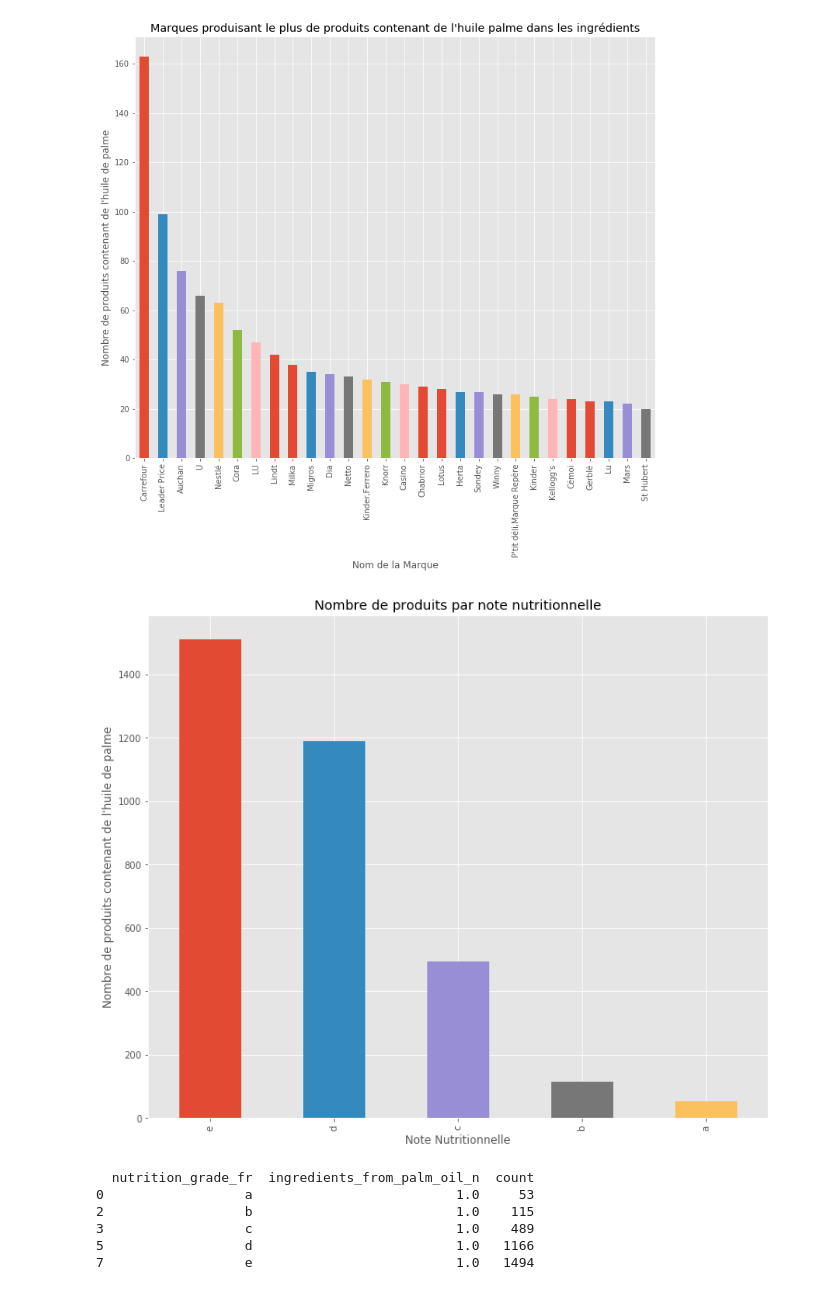
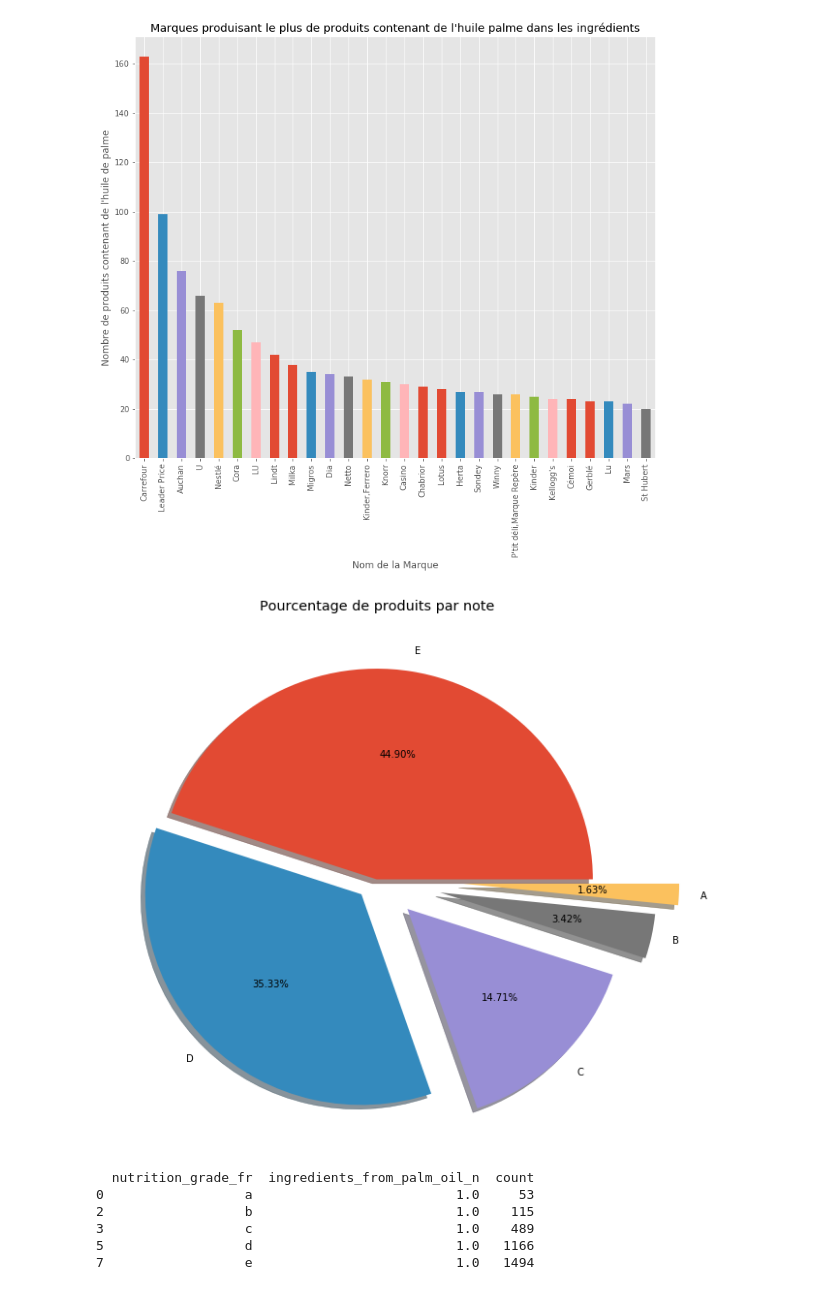
Before and after one commit to reda-bel/NutritionNotebook, a Jupyter notebook: Exploration_Foodfacts.ipynb, the cells around one changed output. Cells and saved outputs as stored; diff of their text form; code cells hidden in the pictures.

```diff
--- a/Exploration_Foodfacts.ipynb
+++ b/Exploration_Foodfacts.ipynb
@@ -149,13 +149,14 @@ def letter_to_int(letter):
 df_palmoil['nutritiongrade_n']=[letter_to_int(x) for x in df_palmoil['nutrition_grade_fr']]
 # %%
 fig, ax = plt.subplots()
-df_palmoil['nutrition_grade_fr'].value_counts().plot(ax=ax, kind='bar',figsize=(12,10))
-plt.title("Nombre de produits par note nutritionnelle" )
-plt.ylabel("Nombre de produits contenant de l'huile de palme")
-plt.xlabel('Note Nutritionnelle')
+labels= 'E','D','C','B','A'
+explode = (0, 0.1, 0.2, 0.3, 0.4)
+df_palmoil['nutrition_grade_fr'].value_counts().plot(ax=ax, kind='pie',figsize=(10, 10),labels=labels,autopct='%1.2f%%',shadow=True,explode=explode)
+plt.title("Pourcentage de produits par note" )
+ax.set_ylabel("")
 plt.show()
 # %% [output]
-[figure, old version]
+[figure, new version]
 # %%
 groupby_grade=df_palmoil[['ingredients_from_palm_oil_n','nutrition_grade_fr']].groupby(['nutrition_grade_fr','ingredients_from_palm_oil_n'])
 dfsmall=groupby_grade.size().to_frame().reset_index()
```
